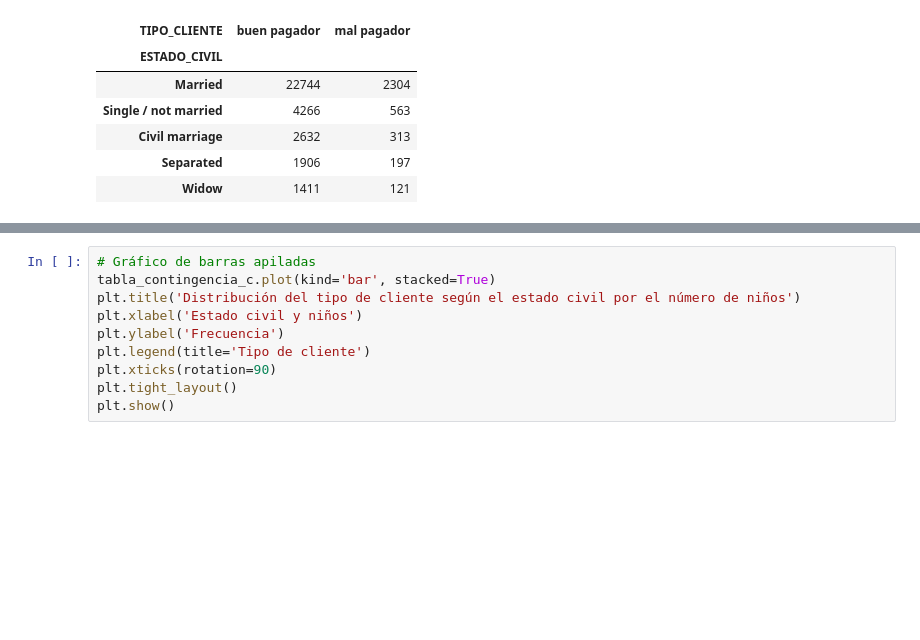
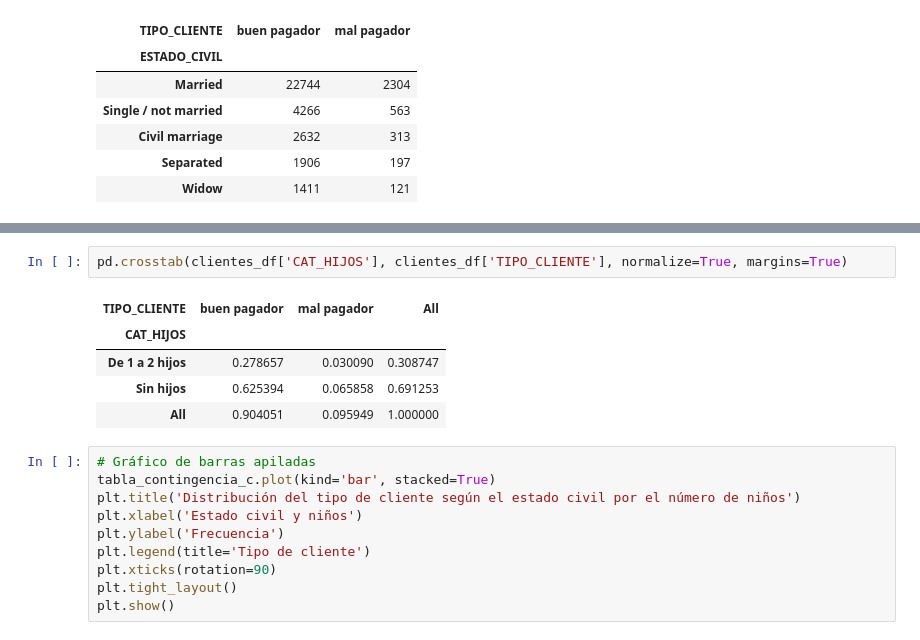
Before and after one commit to ajalca/cbe_customer_classification, a Jupyter notebook: VISA - Grupo 5.ipynb, the cells around one changed output, grey strips where cells are left out. Cells and saved outputs as stored; diff of their text form; blank space fills up the shorter version.

```diff
--- a/VISA - Grupo 5.ipynb
+++ b/VISA - Grupo 5.ipynb
@@ -836,3 +841,11 @@ tabla_ordenada_filas_c
+# %%
+pd.crosstab(clientes_df['CAT_HIJOS'], clientes_df['TIPO_CLIENTE'], normalize=True, margins=True)
+# %% [output]
+| TIPO_CLIENTE | buen pagador | mal pagador | All |
+| CAT_HIJOS |  |  |  |
+| De 1 a 2 hijos | 0.278657 | 0.030090 | 0.308747 |
+| Sin hijos | 0.625394 | 0.065858 | 0.691253 |
+| All | 0.904051 | 0.095949 | 1.000000 |
 # %%
 # Gráfico de barras apiladas
 tabla_contingencia_c.plot(kind='bar', stacked=True)
```
Also changed, not shown: parts of 35 cells of this notebook, 2 other files.
